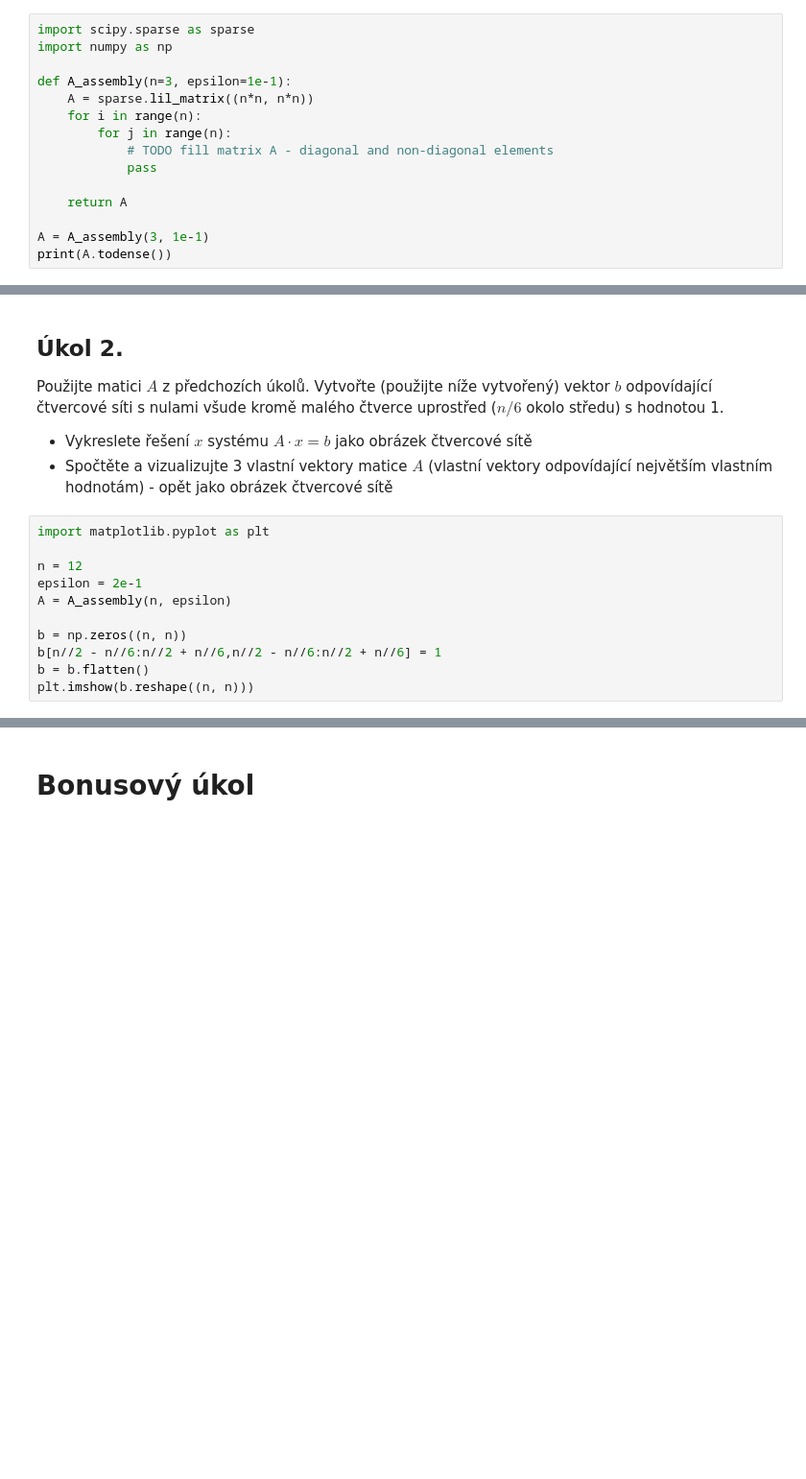
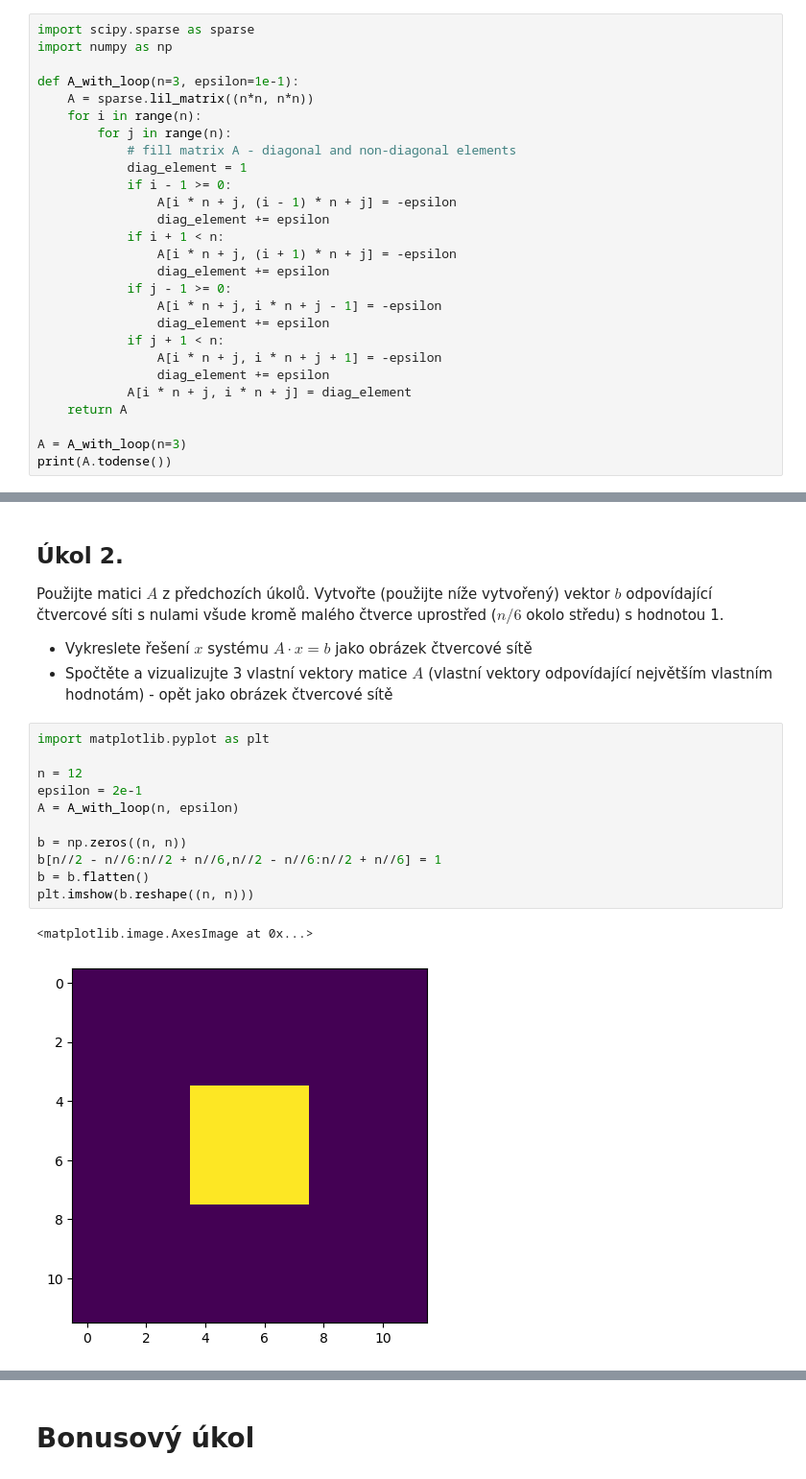
Before and after one commit to Beremi/vvp, a Jupyter notebook: Week_08/DU5.ipynb, the cells around one changed output, grey strips where cells are left out. Shown at 96% size. Saved outputs shown, nothing was run; the diff lists cells and outputs as text; blank space fills up the shorter version.

```diff
--- a/Week_08/DU5.ipynb
+++ b/Week_08/DU5.ipynb
@@ -43,14 +43,26 @@ Pro $n=3$ a $\varepsilon = 0.1$ by měla matice (v plné formě) měla vypadat n
 import scipy.sparse as sparse
 import numpy as np
 
-def A_assembly(n=3, epsilon=1e-1):
+def A_with_loop(n=3, epsilon=1e-1):
     A = sparse.lil_matrix((n*n, n*n))
     for i in range(n):
         for j in range(n):
-            # TODO fill matrix A - diagonal and non-diagonal elements
-            pass
-
+            # fill matrix A - diagonal and non-diagonal elements
+            diag_element = 1
+            if i - 1 >= 0:
+                A[i * n + j, (i - 1) * n + j] = -epsilon
+                diag_element += epsilon
+            if i + 1 < n:
+                A[i * n + j, (i + 1) * n + j] = -epsilon
+                diag_element += epsilon
+            if j - 1 >= 0:
+                A[i * n + j, i * n + j - 1] = -epsilon
+                diag_element += epsilon
+            if j + 1 < n:
+                A[i * n + j, i * n + j + 1] = -epsilon
+                diag_element += epsilon
+            A[i * n + j, i * n + j] = diag_element
     return A
 
-A = A_assembly(3, 1e-1)
+A = A_with_loop(n=3)
 print(A.todense())
@@ -63,14 +85,17 @@ Použijte matici $A$ z předchozích úkolů. Vytvořte (použijte níže vytvo
 # %%
 import matplotlib.pyplot as plt
 
 n = 12
 epsilon = 2e-1
-A = A_assembly(n, epsilon)
+A = A_with_loop(n, epsilon)
 
 b = np.zeros((n, n))
 b[n//2 - n//6:n//2 + n//6,n//2 - n//6:n//2 + n//6] = 1
 b = b.flatten()
 plt.imshow(b.reshape((n, n)))
+# %% [output]
+<matplotlib.image.AxesImage at 0x...>
+[figure, added]
 # %%
 import scipy as sp
 
```
Also changed, not shown: parts of 10 cells of this notebook, 1 other file.
